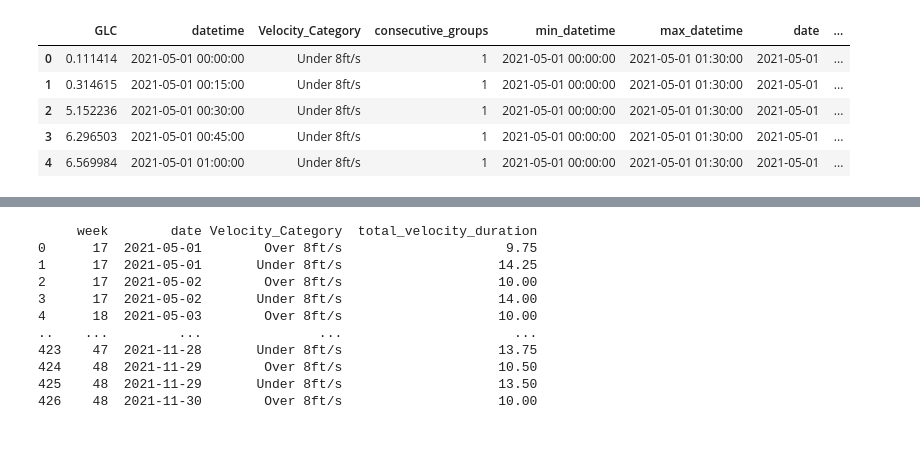
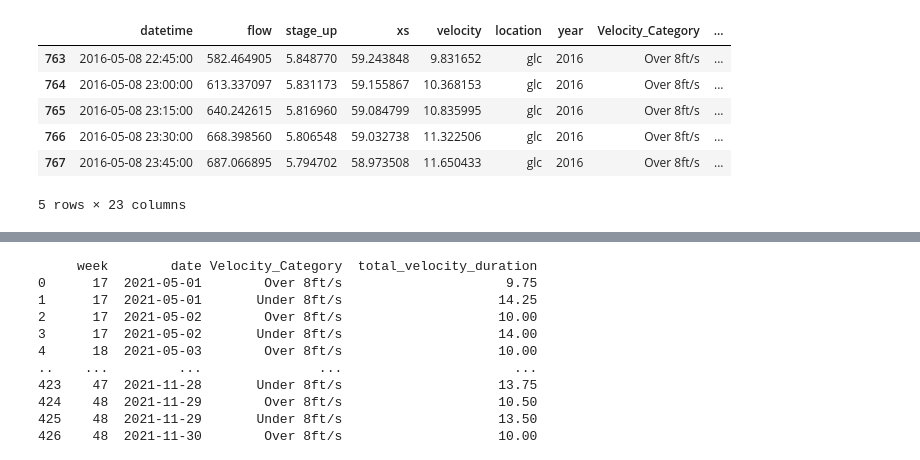
Before and after one commit to FlowWest/sdg-dashboard, a Jupyter notebook: visualization_exploration.ipynb, the cells around one changed output, grey strips where cells are left out. Cells and saved outputs as stored; diff of their text form; code cells hidden in the pictures.

```diff
--- a/visualization_exploration.ipynb
+++ b/visualization_exploration.ipynb
@@ -1,20 +1,32 @@
 # %%
 import pandas as pd
 import altair as alt
+import datetime
 
+# from db import (
+    # get_scenario_year_data,
+    # get_all_scenarios,
+    # generate_scenario_year_data,
+    # get_filter_nodes_for_gate,
+    # get_available_years
+# )
+# def load_scenario_data(scenario, year):
+#     """Cache the scenario data loading to prevent unnecessary database queries"""
+#     scenario_year_data = get_scenario_year_data(scenario, year)
+#     scenario_data = generate_scenario_year_data(scenario_year_data)
+#     return scenario_year_data, scenario_data
 full_merged_df = pd.read_csv('test_vel.csv', parse_dates=["datetime"])  # Ensure 'datetime' is parsed correctly
-
-full_merged_df.head()
-
+# scenario_year_data, scenario_data = load_scenario_data(selected_model, selected_year)
 # GCL = velocity
 # DGL = gate closed/open
 # FP2VMa = scenario for height of the water level
 # Modeled_Historic = historic modeling for water level
 # in_op = gate in operation; 1 = in operation
 # %% [output]
-|  | GLC | datetime | Velocity_Category | consecutive_groups | min_datetime | max_datetime | date | ... |
-| 0 | 0.111414 | 2021-05-01 00:00:00 | Under 8ft/s | 1 | 2021-05-01 00:00:00 | 2021-05-01 01:30:00 | 2021-05-01 | ... |
-| 1 | 0.314615 | 2021-05-01 00:15:00 | Under 8ft/s | 1 | 2021-05-01 00:00:00 | 2021-05-01 01:30:00 | 2021-05-01 | ... |
-| 2 | 5.152236 | 2021-05-01 00:30:00 | Under 8ft/s | 1 | 2021-05-01 00:00:00 | 2021-05-01 01:30:00 | 2021-05-01 | ... |
-| 3 | 6.296503 | 2021-05-01 00:45:00 | Under 8ft/s | 1 | 2021-05-01 00:00:00 | 2021-05-01 01:30:00 | 2021-05-01 | ... |
-| 4 | 6.569984 | 2021-05-01 01:00:00 | Under 8ft/s | 1 | 2021-05-01 00:00:00 | 2021-05-01 01:30:00 | 2021-05-01 | ... |
+|  | datetime | flow | stage_up | xs | velocity | location | year | Velocity_Category | ... |
+| 763 | 2016-05-08 22:45:00 | 582.464905 | 5.848770 | 59.243848 | 9.831652 | glc | 2016 | Over 8ft/s | ... |
+| 764 | 2016-05-08 23:00:00 | 613.337097 | 5.831173 | 59.155867 | 10.368153 | glc | 2016 | Over 8ft/s | ... |
+| 765 | 2016-05-08 23:15:00 | 640.242615 | 5.816960 | 59.084799 | 10.835995 | glc | 2016 | Over 8ft/s | ... |
+| 766 | 2016-05-08 23:30:00 | 668.398560 | 5.806548 | 59.032738 | 11.322506 | glc | 2016 | Over 8ft/s | ... |
+| 767 | 2016-05-08 23:45:00 | 687.066895 | 5.794702 | 58.973508 | 11.650433 | glc | 2016 | Over 8ft/s | ... |
+5 rows × 23 columns
```
Also changed, not shown: parts of 4 cells of this notebook.
